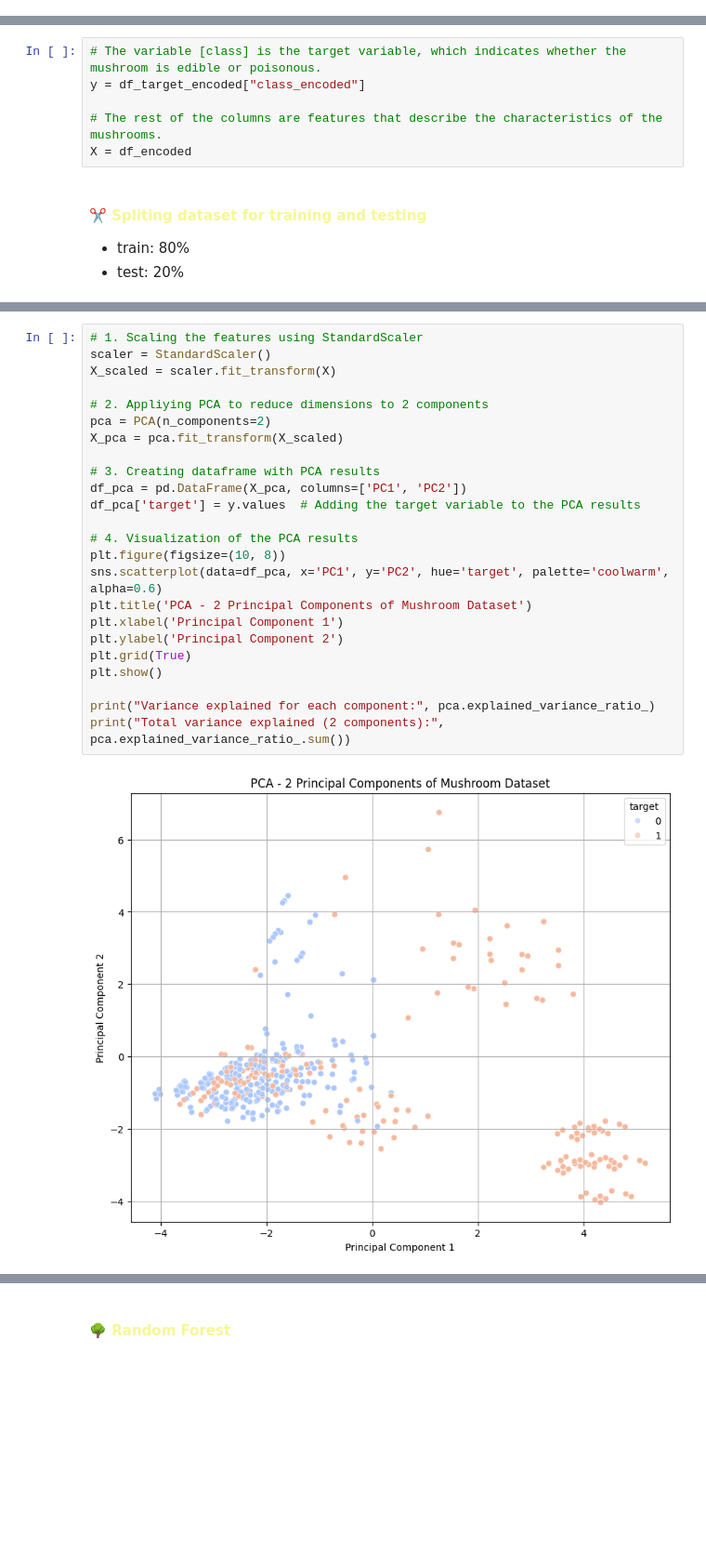
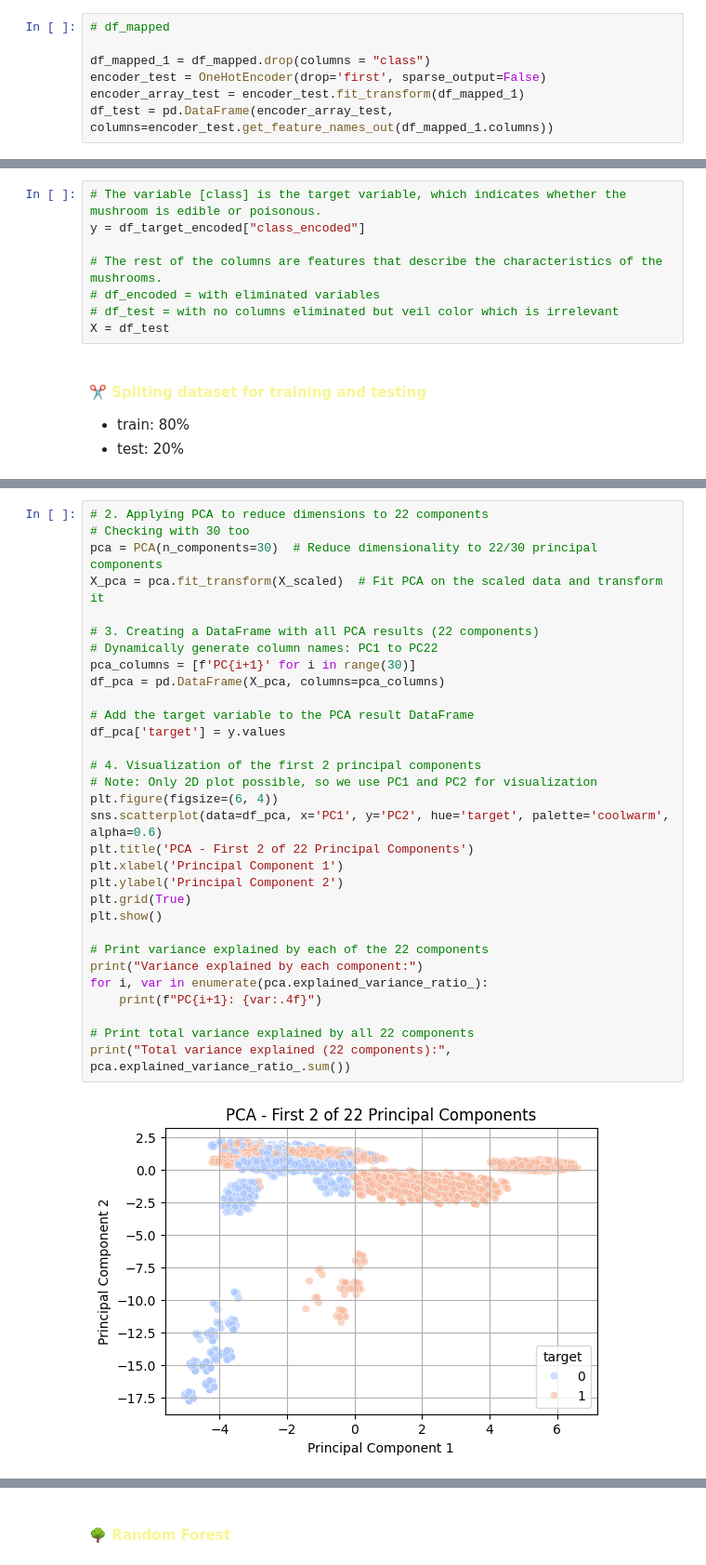
Before and after one commit to Yael-Parra/Project-VIII-Non-Supervised-ML, a Jupyter notebook: V1.ipynb, the cells around one changed output, grey strips where cells are left out. Shown at 93% size. Saved outputs shown, nothing was run; the diff lists cells and outputs as text; blank space fills up the shorter version.

```diff
--- a/V1.ipynb
+++ b/V1.ipynb
@@ -644,0 +648,7 @@ df_encoded = pd.DataFrame(encoded_array, columns=encoder.get_feature_names_out(c
+# %%
+# df_mapped
+
+df_mapped_1 = df_mapped.drop(columns = "class")
+encoder_test = OneHotEncoder(drop='first', sparse_output=False)
+encoder_array_test = encoder_test.fit_transform(df_mapped_1)
+df_test = pd.DataFrame(encoder_array_test, columns=encoder_test.get_feature_names_out(df_mapped_1.columns))
@@ -658,7 +688,9 @@ df_target_encoded['class_encoded'] = df_target_encoded['class'].map({'edible': 0
 y = df_target_encoded["class_encoded"]
 
 # The rest of the columns are features that describe the characteristics of the mushrooms.
-X = df_encoded
+# df_encoded = with eliminated variables
+# df_test = with no columns eliminated but veil color which is irrelevant
+X = df_test
 # %% [markdown]
 #### ✂️ <span style="color:#f6f794"> Spliting dataset for training and testing </span>
 
@@ -702,26 +755,33 @@ Name: proportion, dtype: float64
 # %%
-# 1. Scaling the features using StandardScaler
-scaler = StandardScaler()
-X_scaled = scaler.fit_transform(X)
+# 2. Applying PCA to reduce dimensions to 22 components
+# Checking with 30 too
+pca = PCA(n_components=30)  # Reduce dimensionality to 22/30 principal components
+X_pca = pca.fit_transform(X_scaled)  # Fit PCA on the scaled data and transform it
 
-# 2. Appliying PCA to reduce dimensions to 2 components
-pca = PCA(n_components=2)
-X_pca = pca.fit_transform(X_scaled)
+# 3. Creating a DataFrame with all PCA results (22 components)
+# Dynamically generate column names: PC1 to PC22
+pca_columns = [f'PC{i+1}' for i in range(30)]
+df_pca = pd.DataFrame(X_pca, columns=pca_columns)
 
-# 3. Creating dataframe with PCA results
-df_pca = pd.DataFrame(X_pca, columns=['PC1', 'PC2'])
-df_pca['target'] = y.values  # Adding the target variable to the PCA results
+# Add the target variable to the PCA result DataFrame
+df_pca['target'] = y.values
 
-# 4. Visualization of the PCA results
-plt.figure(figsize=(10, 8))
+# 4. Visualization of the first 2 principal components
+# Note: Only 2D plot possible, so we use PC1 and PC2 for visualization
+plt.figure(figsize=(6, 4))
 sns.scatterplot(data=df_pca, x='PC1', y='PC2', hue='target', palette='coolwarm', alpha=0.6)
-plt.title('PCA - 2 Principal Components of Mushroom Dataset')
+plt.title('PCA - First 2 of 22 Principal Components')
 plt.xlabel('Principal Component 1')
 plt.ylabel('Principal Component 2')
 plt.grid(True)
 plt.show()
 
-print("Variance explained for each component:", pca.explained_variance_ratio_)
-print("Total variance explained (2 components):", pca.explained_variance_ratio_.sum())
+# Print variance explained by each of the 22 components
+print("Variance explained by each component:")
+for i, var in enumerate(pca.explained_variance_ratio_):
+    print(f"PC{i+1}: {var:.4f}")
+
+# Print total variance explained by all 22 components
+print("Total variance explained (22 components):", pca.explained_variance_ratio_.sum())
 # %% [output]
-[figure, old version]
+[figure, new version]
```
Also changed, not shown: parts of 29 cells of this notebook.
